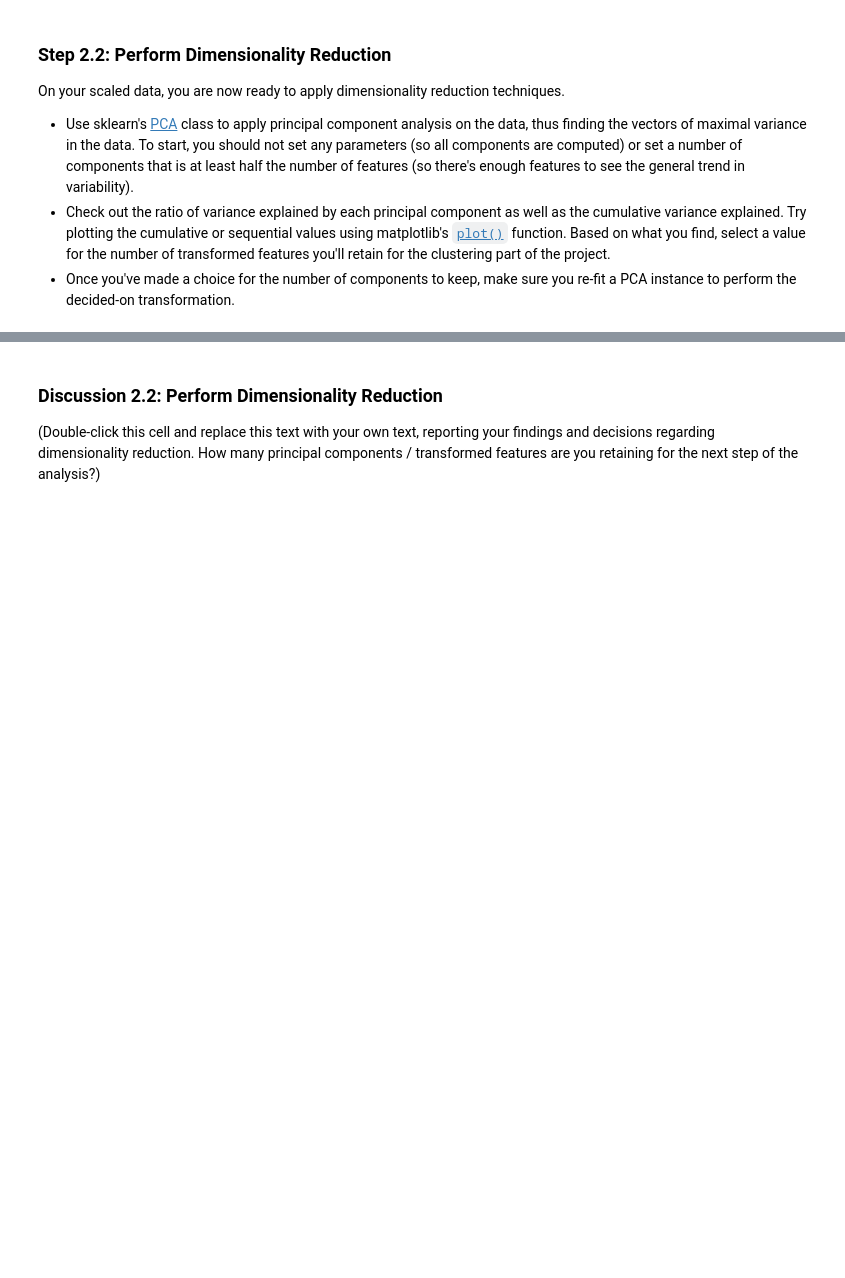
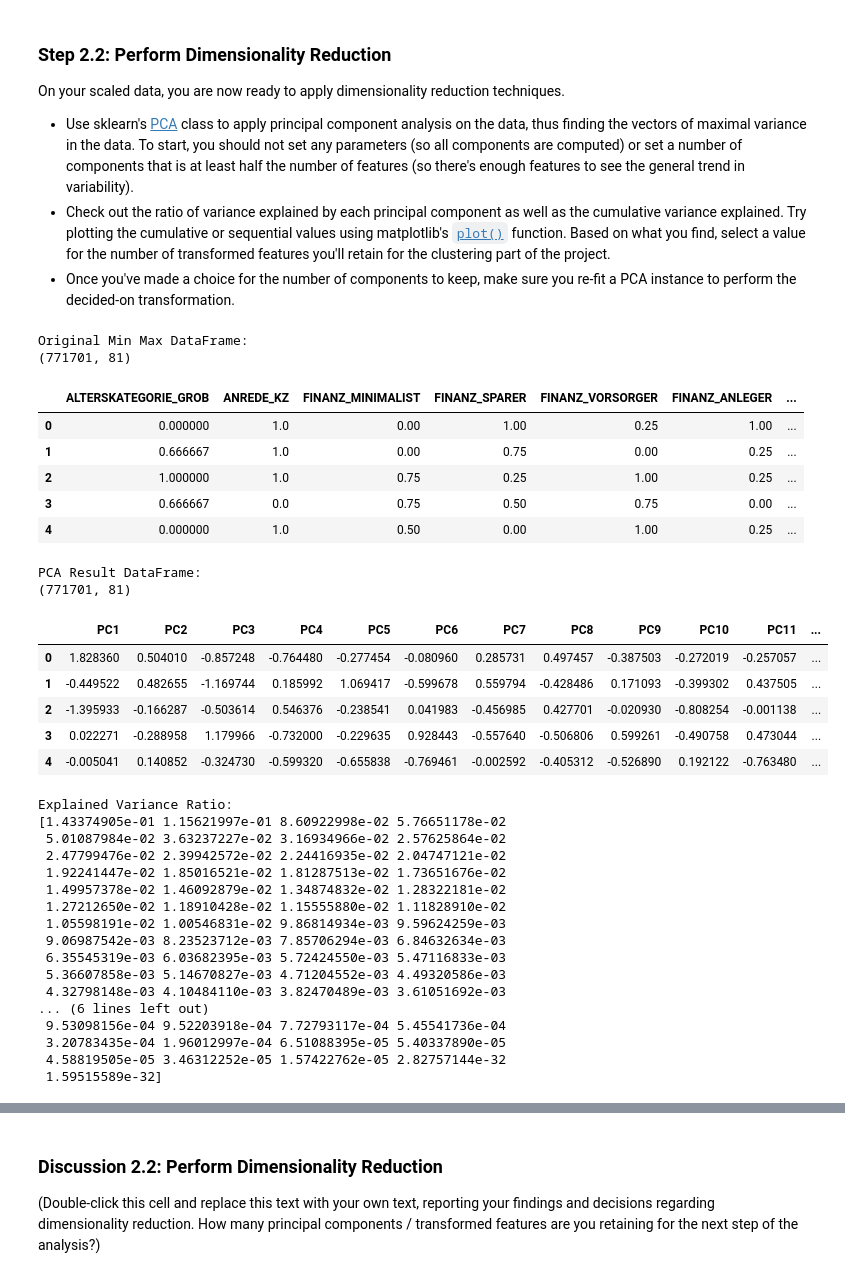
Before and after one commit to EugeneGene/customer_segments_Arvato, a Jupyter notebook: notebooks/Identify_Customer_Segments.ipynb, the cells around one changed output, grey strips where cells are left out. Drawn from its saved outputs; the diff is of its cells as text; code cells hidden in the pictures; blank space fills up the shorter version.

```diff
--- a/notebooks/Identify_Customer_Segments.ipynb
+++ b/notebooks/Identify_Customer_Segments.ipynb
@@ -804,0 +1843,47 @@ On your scaled data, you are now ready to apply dimensionality reduction techniq
+# %%
+## Investigate the variance accounted for by each principal component.
+# Specific for min_max
+print("Original Min Max DataFrame:")
+print(df_process_min_max.shape)
+display(df_process_min_max.head())
+
+print("\nPCA Result DataFrame:")
+print(pca_result_df_min_max.shape)
+display(pca_result_df_min_max.head())
+
+print("\nExplained Variance Ratio:")
+print(explained_var_ratio_arr_min_max)
+# %% [output]
+Original Min Max DataFrame:
+(771701, 81)
+|  | ALTERSKATEGORIE_GROB | ANREDE_KZ | FINANZ_MINIMALIST | FINANZ_SPARER | FINANZ_VORSORGER | FINANZ_ANLEGER | ... |
+| 0 | 0.000000 | 1.0 | 0.00 | 1.00 | 0.25 | 1.00 | ... |
+| 1 | 0.666667 | 1.0 | 0.00 | 0.75 | 0.00 | 0.25 | ... |
+| 2 | 1.000000 | 1.0 | 0.75 | 0.25 | 1.00 | 0.25 | ... |
+| 3 | 0.666667 | 0.0 | 0.75 | 0.50 | 0.75 | 0.00 | ... |
+| 4 | 0.000000 | 1.0 | 0.50 | 0.00 | 1.00 | 0.25 | ... |
+PCA Result DataFrame:
+(771701, 81)
+|  | PC1 | PC2 | PC3 | PC4 | PC5 | PC6 | PC7 | PC8 | PC9 | PC10 | PC11 | ... |
+| 0 | 1.828360 | 0.504010 | -0.857248 | -0.764480 | -0.277454 | -0.080960 | 0.285731 | 0.497457 | -0.387503 | -0.272019 | -0.257057 | ... |
+| 1 | -0.449522 | 0.482655 | -1.169744 | 0.185992 | 1.069417 | -0.599678 | 0.559794 | -0.428486 | 0.171093 | -0.399302 | 0.437505 | ... |
+| 2 | -1.395933 | -0.166287 | -0.503614 | 0.546376 | -0.238541 | 0.041983 | -0.456985 | 0.427701 | -0.020930 | -0.808254 | -0.001138 | ... |
+| 3 | 0.022271 | -0.288958 | 1.179966 | -0.732000 | -0.229635 | 0.928443 | -0.557640 | -0.506806 | 0.599261 | -0.490758 | 0.473044 | ... |
+| 4 | -0.005041 | 0.140852 | -0.324730 | -0.599320 | -0.655838 | -0.769461 | -0.002592 | -0.405312 | -0.526890 | 0.192122 | -0.763480 | ... |
+Explained Variance Ratio:
+[1.43374905e-01 1.15621997e-01 8.60922998e-02 5.76651178e-02
+ 5.01087984e-02 3.63237227e-02 3.16934966e-02 2.57625864e-02
+ 2.47799476e-02 2.39942572e-02 2.24416935e-02 2.04747121e-02
+ 1.92241447e-02 1.85016521e-02 1.81287513e-02 1.73651676e-02
+ 1.49957378e-02 1.46092879e-02 1.34874832e-02 1.28322181e-02
+ 1.27212650e-02 1.18910428e-02 1.15555880e-02 1.11828910e-02
+ 1.05598191e-02 1.00546831e-02 9.86814934e-03 9.59624259e-03
+ 9.06987542e-03 8.23523712e-03 7.85706294e-03 6.84632634e-03
+ 6.35545319e-03 6.03682395e-03 5.72424550e-03 5.47116833e-03
+ 5.36607858e-03 5.14670827e-03 4.71204552e-03 4.49320586e-03
+ 4.32798148e-03 4.10484110e-03 3.82470489e-03 3.61051692e-03
+... (6 lines left out)
+ 9.53098156e-04 9.52203918e-04 7.72793117e-04 5.45541736e-04
+ 3.20783435e-04 1.96012997e-04 6.51088395e-05 5.40337890e-05
+ 4.58819505e-05 3.46312252e-05 1.57422762e-05 2.82757144e-32
+ 1.59515589e-32]
```
Also changed, not shown: parts of 68 cells of this notebook.
